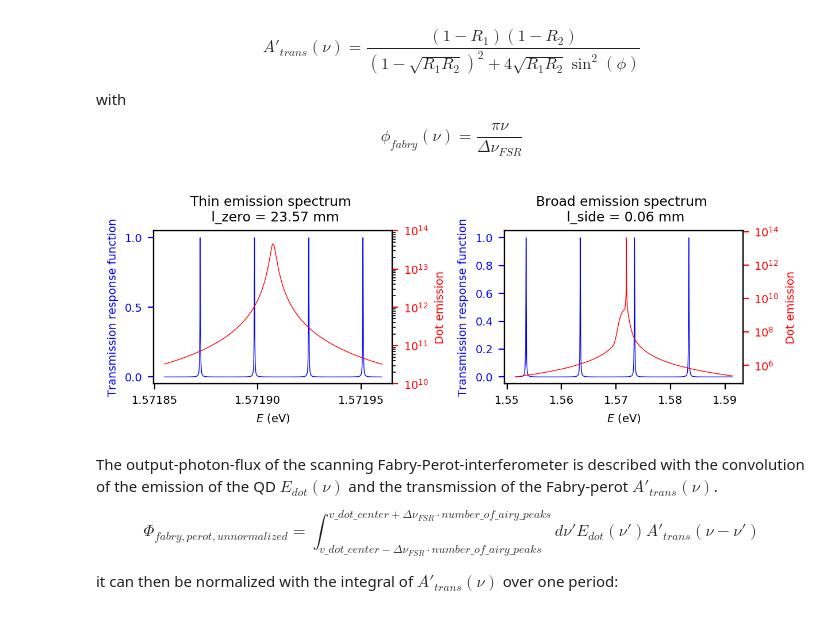
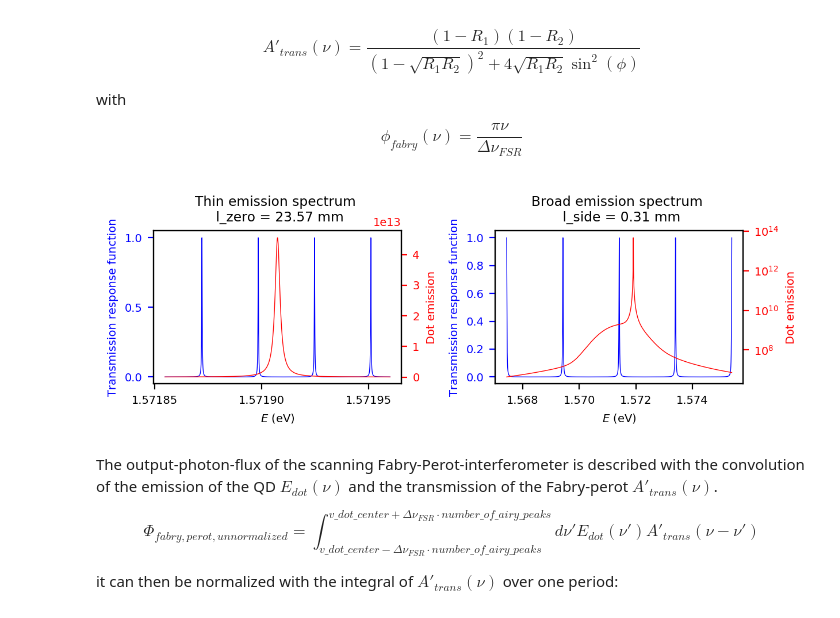
Before and after one commit to JKU-HFP/Sizing_Fabry_Perot_Interferometer, a Jupyter notebook: Sizing_Fabry_Perot_Interferometer.ipynb, the cells around one changed output. Cells and saved outputs as stored; diff of their text form; code cells hidden in the pictures.

```diff
--- a/Sizing_Fabry_Perot_Interferometer.ipynb
+++ b/Sizing_Fabry_Perot_Interferometer.ipynb
@@ -161,8 +163,11 @@ def calc_v_FSR_l(v_dot_spectral_range, buffer):
+# %%
+buffer_zero = 10
+buffer_side = 2
+number_of_points = 40000
+number_of_airy_peaks = 4
 # %%
-buffer = 10
-
-delta_v_FSR_zero, l_zero = calc_v_FSR_l(v_dot_spectral_range_zero, buffer)
-delta_v_FSR_side, l_side = calc_v_FSR_l(v_dot_spectral_range_side, buffer)
+delta_v_FSR_zero, l_zero = calc_v_FSR_l(v_dot_spectral_range_zero, buffer_zero)
+delta_v_FSR_side, l_side = calc_v_FSR_l(v_dot_spectral_range_side, buffer_side)
 
 delta_E_FSR_zero = convert_Hz_to_eV(delta_v_FSR_zero)
 delta_E_FSR_side = convert_Hz_to_eV(delta_v_FSR_side)
@@ -235,36 +237,36 @@ phi_dot_side = calc_phi_dot_E(E_side,lambda_dot_center_zero, lambda_dot_spectral
 fig, (ax1_thin, ax1_broad) = plt.subplots(1, 2)
 
 ax1_thin.plot(E_zero, A_prime_trans_E(E_zero, R_1, R_2, l_zero), "b", label="Transmission Fabry Perot")
 #ax1_thin.set_xlim(E_boundaries_side)
 ax1_thin.set_xlabel(r"$E$ (eV)")
 ax1_thin.set_ylabel("Transmission response function", color="b")
 ax1_thin.locator_params(nbins=4)
 ax1_thin.ticklabel_format(useOffset=False)
 ax1_thin.tick_params("y", colors="b")
 ax1_thin.set_title(f"Thin emission spectrum \n l_zero = {l_zero * 10**3:.02f} mm")
 
 ax2_thin = ax1_thin.twinx()
-ax2_thin.semilogy(E_zero, phi_dot_zero, "r", label=r"$\Phi_{dot}(\nu)$")
+ax2_thin.plot(E_zero, phi_dot_zero, "r", label=r"$\Phi_{dot}(\nu)$")
 ax2_thin.set_ylabel("Dot emission", color="r")
-ax2_thin.set_ylim(10**10, 10**14)
+#ax2_thin.set_ylim(10**10, 10**14)
 ax2_thin.tick_params("y", colors="r")
 
 ax1_broad.plot(E_side, A_prime_trans_E(E_side, R_1, R_2, l_side), "b", label="Transmission Fabry Perot")
 #ax1_broad.set_xlim(E_boundaries_side)
 ax1_broad.set_xlabel(r"$E$ (eV)")
 ax1_broad.set_ylabel("Transmission response function", color="b")
 ax1_broad.tick_params("y", colors="b")
 ax1_broad.set_title(f"Broad emission spectrum \n l_side = {l_side * 10**3:.02f} mm")
 
 ax2_broad = ax1_broad.twinx()
 ax2_broad.semilogy(E_side, phi_dot_side, "r", label=r"$\Phi_{dot}(\nu)$")
 ax2_broad.set_ylabel("Dot emission", color="r")
 ax2_broad.tick_params("y", colors="r")
 
 fig.tight_layout()
 fig.savefig(FIGURE_PATH / "simulation-comparison-dot-fabry-perot-modes.pdf")
 # %% [output]
-[figure, old version]
+[figure, new version]
 # %% [markdown]
 The output-photon-flux of the scanning Fabry-Perot-interferometer is described with the convolution of the emission of the QD $E_{dot}(\nu)$ and the transmission of the Fabry-perot $A'_{trans}(\nu)$.
 
```
Also changed, not shown: parts of 10 cells of this notebook.
